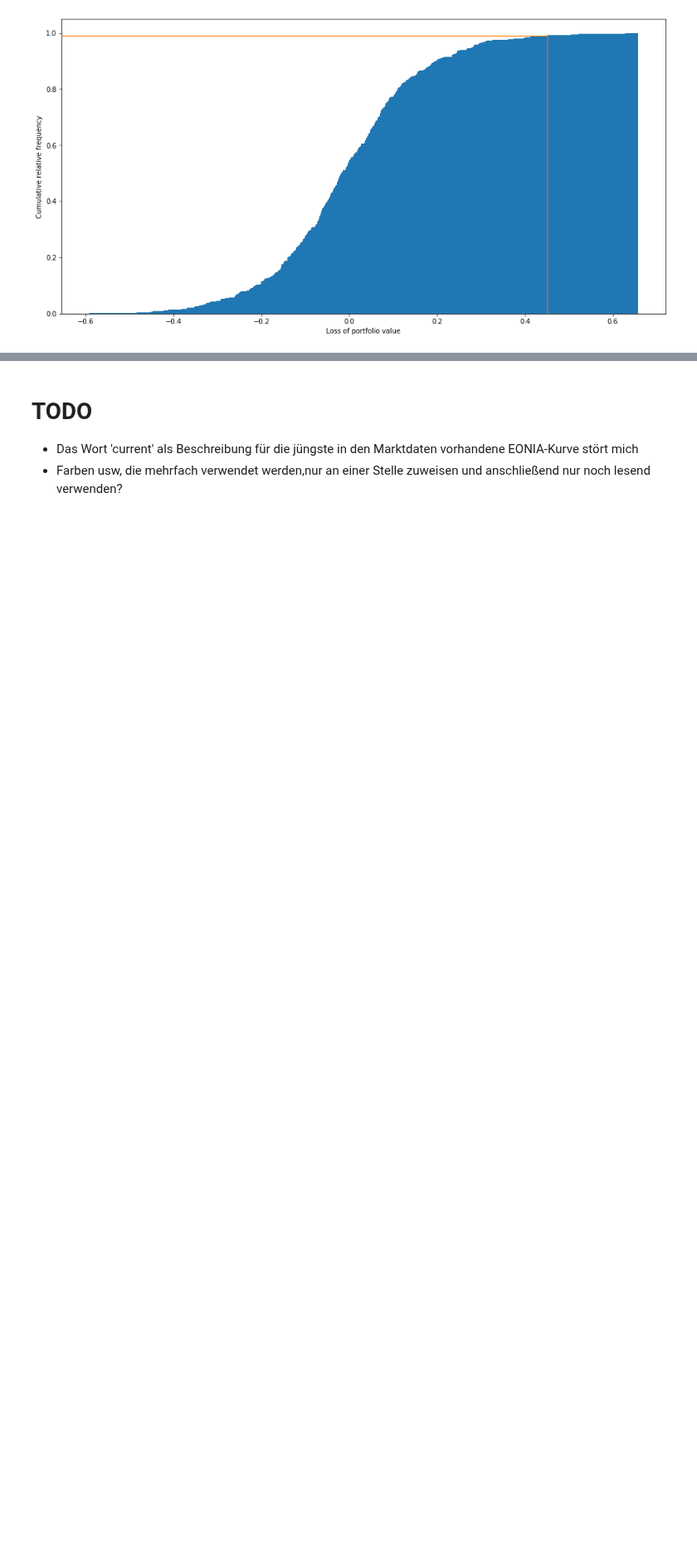
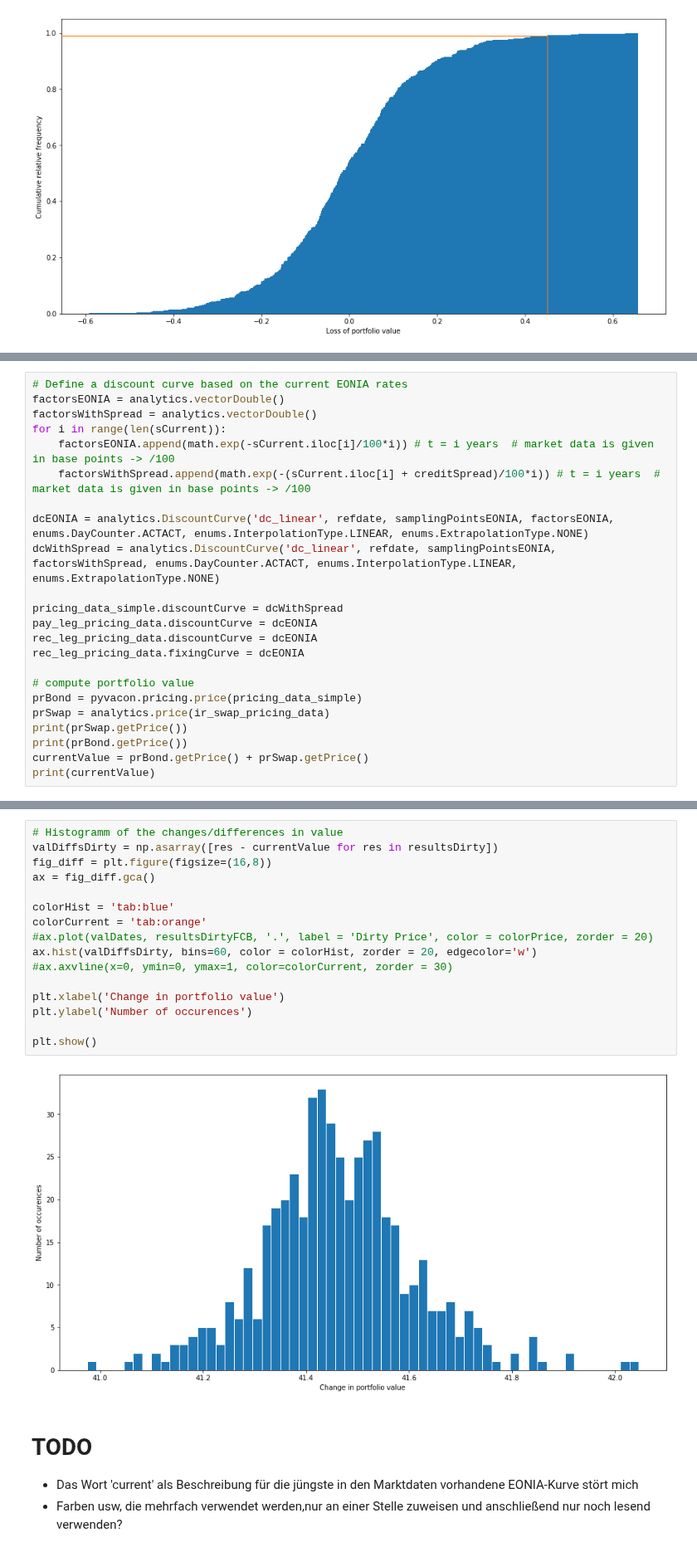
Before and after one commit to Schlendrian/jupyter-notebooks, a Jupyter notebook: instruments/VaR_hist.ipynb, the cells around one changed output, grey strips where cells are left out. Shown at 83% size. Drawn from its saved outputs; the diff is of its cells as text; blank space fills up the shorter version.

Commit message:
Update VaR_hist.ipynb
Add a swap to our portfolio

```diff
--- a/instruments/VaR_hist.ipynb
+++ b/instruments/VaR_hist.ipynb
@@ -419,0 +508,23 @@ plt.show()
+# %%
+# Define a discount curve based on the current EONIA rates
+factorsEONIA = analytics.vectorDouble()
+factorsWithSpread = analytics.vectorDouble()
+for i in range(len(sCurrent)):
+    factorsEONIA.append(math.exp(-sCurrent.iloc[i]/100*i)) # t = i years  # market data is given in base points -> /100
+    factorsWithSpread.append(math.exp(-(sCurrent.iloc[i] + creditSpread)/100*i)) # t = i years  # market data is given in base points -> /100
+
+dcEONIA = analytics.DiscountCurve('dc_linear', refdate, samplingPointsEONIA, factorsEONIA, enums.DayCounter.ACTACT, enums.InterpolationType.LINEAR, enums.ExtrapolationType.NONE)
+dcWithSpread = analytics.DiscountCurve('dc_linear', refdate, samplingPointsEONIA, factorsWithSpread, enums.DayCounter.ACTACT, enums.InterpolationType.LINEAR, enums.ExtrapolationType.NONE)
+
+pricing_data_simple.discountCurve = dcWithSpread
+pay_leg_pricing_data.discountCurve = dcEONIA
+rec_leg_pricing_data.discountCurve = dcEONIA
+rec_leg_pricing_data.fixingCurve = dcEONIA
+
+# compute portfolio value
+prBond = pyvacon.pricing.price(pricing_data_simple)
+prSwap = analytics.price(ir_swap_pricing_data)
+print(prSwap.getPrice())
+print(prBond.getPrice())
+currentValue = prBond.getPrice() + prSwap.getPrice()
+print(currentValue)
@@ -420,3 +537,21 @@ plt.show()
+# %%
+# Histogramm of the changes/differences in value
+valDiffsDirty = np.asarray([res - currentValue for res in resultsDirty])
+fig_diff = plt.figure(figsize=(16,8))
+ax = fig_diff.gca()
+
+colorHist = 'tab:blue'
+colorCurrent = 'tab:orange'
+#ax.plot(valDates, resultsDirtyFCB, '.', label = 'Dirty Price', color = colorPrice, zorder = 20)
+ax.hist(valDiffsDirty, bins=60, color = colorHist, zorder = 20, edgecolor='w')
+#ax.axvline(x=0, ymin=0, ymax=1, color=colorCurrent, zorder = 30)
+
+plt.xlabel('Change in portfolio value')
+plt.ylabel('Number of occurences')
+
+plt.show()
+# %% [output]
+[figure, added]
 # %% [markdown]
 # TODO
 - Das Wort 'current' als Beschreibung für die jüngste in den Marktdaten vorhandene EONIA-Kurve stört mich
```
Also changed, not shown: parts of 11 cells of this notebook.
